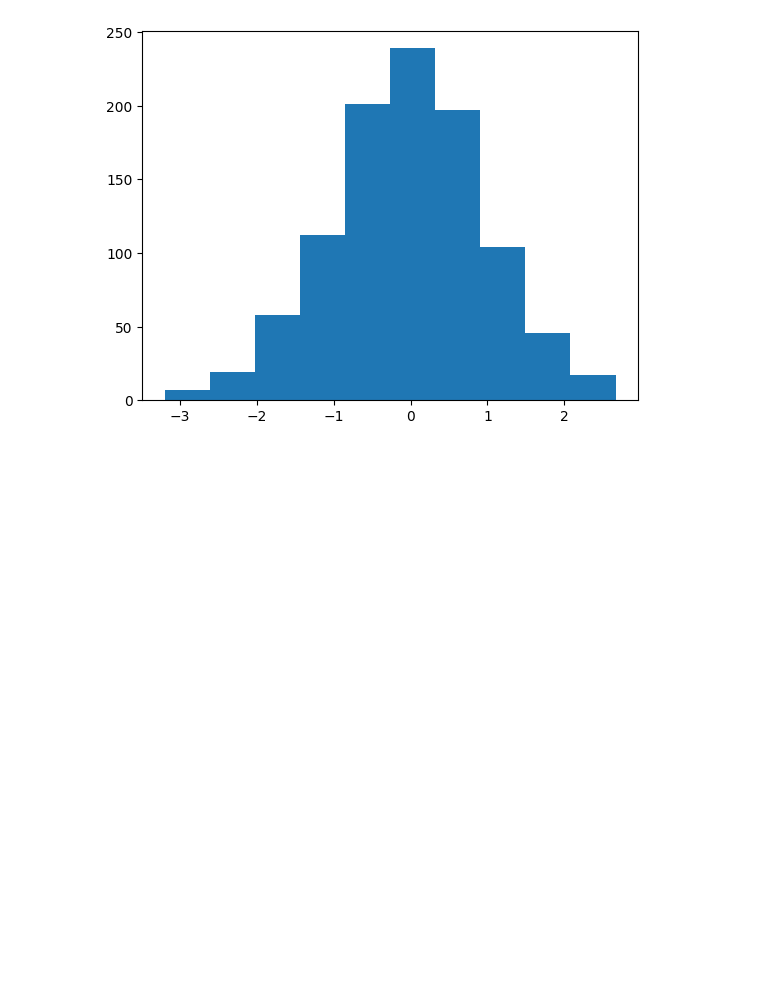
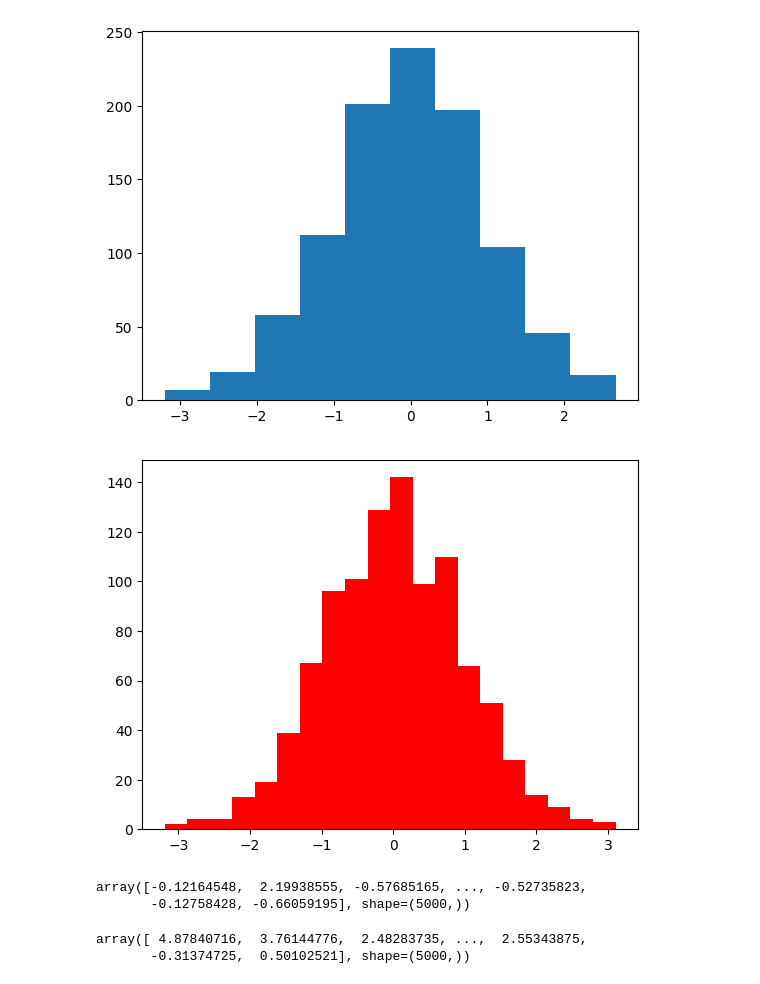
Before and after one commit to Vikash-Kumar-984/Python-Problems, a Jupyter notebook: Matplotlib/matplotlib.ipynb, the cells around one changed output. Cells and saved outputs as stored; diff of their text form; code cells hidden in the pictures; blank space fills up the shorter version.

```diff
--- a/Matplotlib/matplotlib.ipynb
+++ b/Matplotlib/matplotlib.ipynb
@@ -293,3 +293,9 @@ plt.hist(data)
 plt.show()
 # %% [output]
 [figure]
+# %%
+data = np.random.randn(1000)
+plt.hist(data, color = 'r', bins = 20)
+plt.show()
+# %% [output]
+[figure, added]
@@ -295,0 +306,10 @@ plt.show()
+# %%
+data1
+# %% [output]
+array([-0.12164548,  2.19938555, -0.57685165, ..., -0.52735823,
+       -0.12758428, -0.66059195], shape=(5000,))
+# %%
+data2
+# %% [output]
+array([ 4.87840716,  3.76144776,  2.48283735, ...,  2.55343875,
+       -0.31374725,  0.50102521], shape=(5000,))
```
Also changed, not shown: parts of 19 cells of this notebook, 1 other file.
